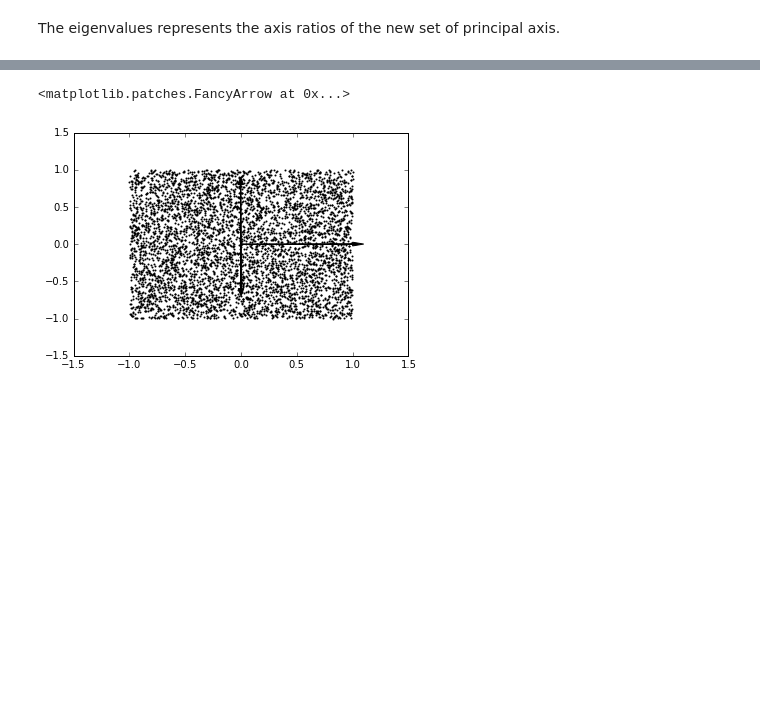
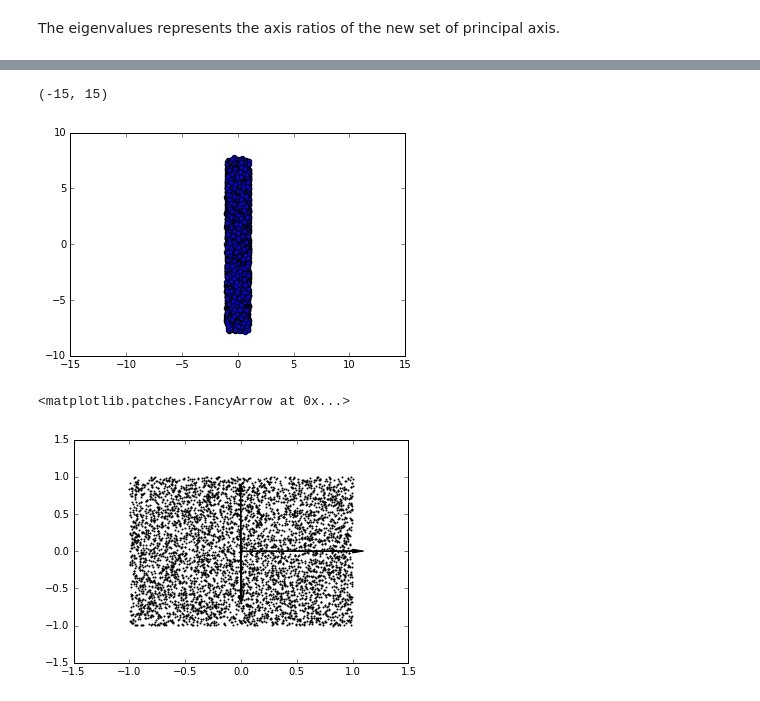
Before and after one commit to jngaravitoc/shapes, a Jupyter notebook: Shapes.ipynb, the cells around one changed output, grey strips where cells are left out. Drawn from its saved outputs; the diff is of its cells as text; code cells hidden in the pictures; blank space fills up the shorter version.

```diff
--- a/Shapes.ipynb
+++ b/Shapes.ipynb
@@ -69,0 +69,13 @@ print dot(evec[1], evec[2])
+# %%
+N = n_points
+XYZ = zeros([3,N])
+XYZ[0,:] = X
+XYZ[1,:] = Y
+XYZ[2,:] = Z
+NEWR = dot(evec.T, XYZ)
+# %%
+scatter(NEWR[0,:], NEWR[2,:])
+xlim(-15, 15)
+# %% [output]
+(-15, 15)
+[figure, added]
```
Also changed, not shown: parts of 6 cells of this notebook.
